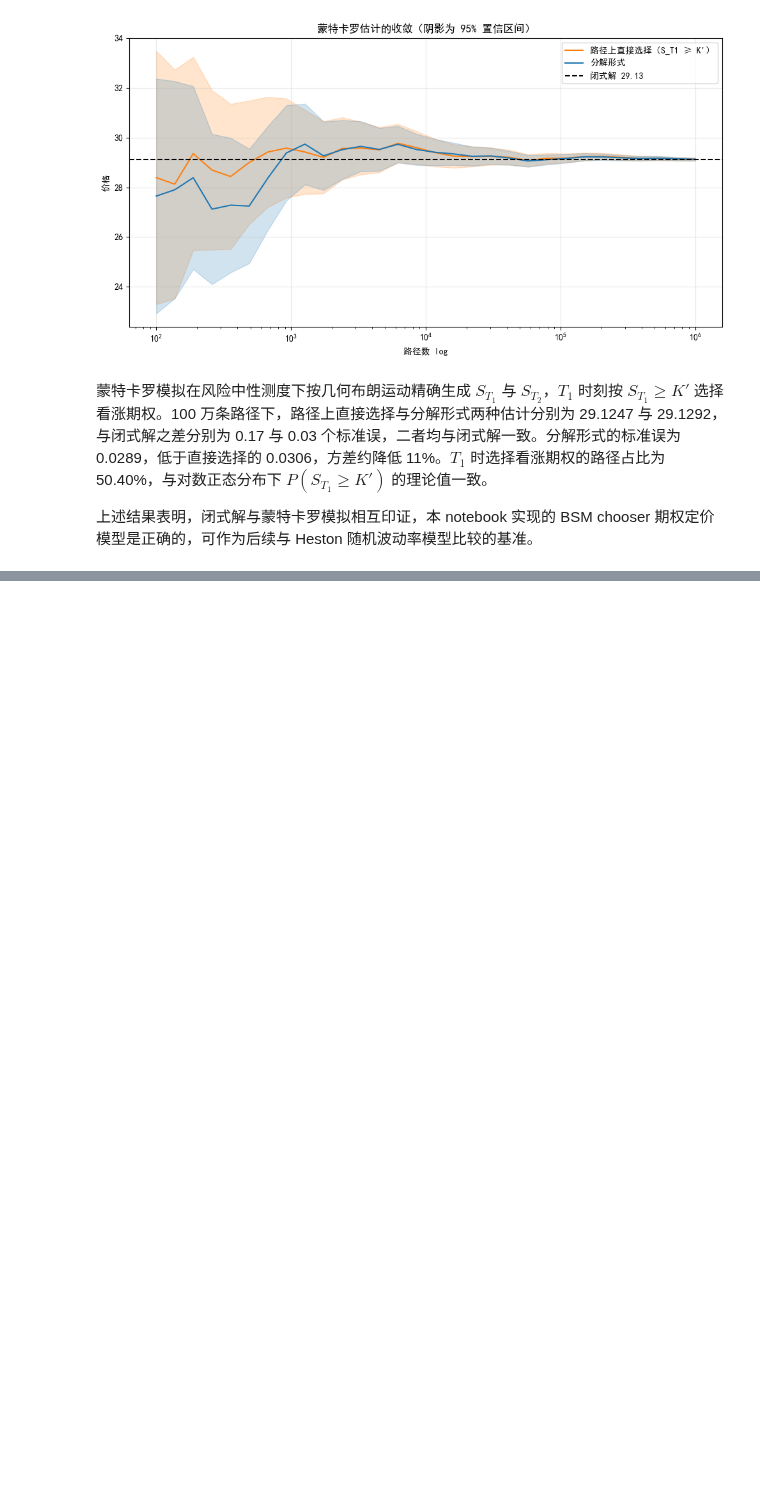
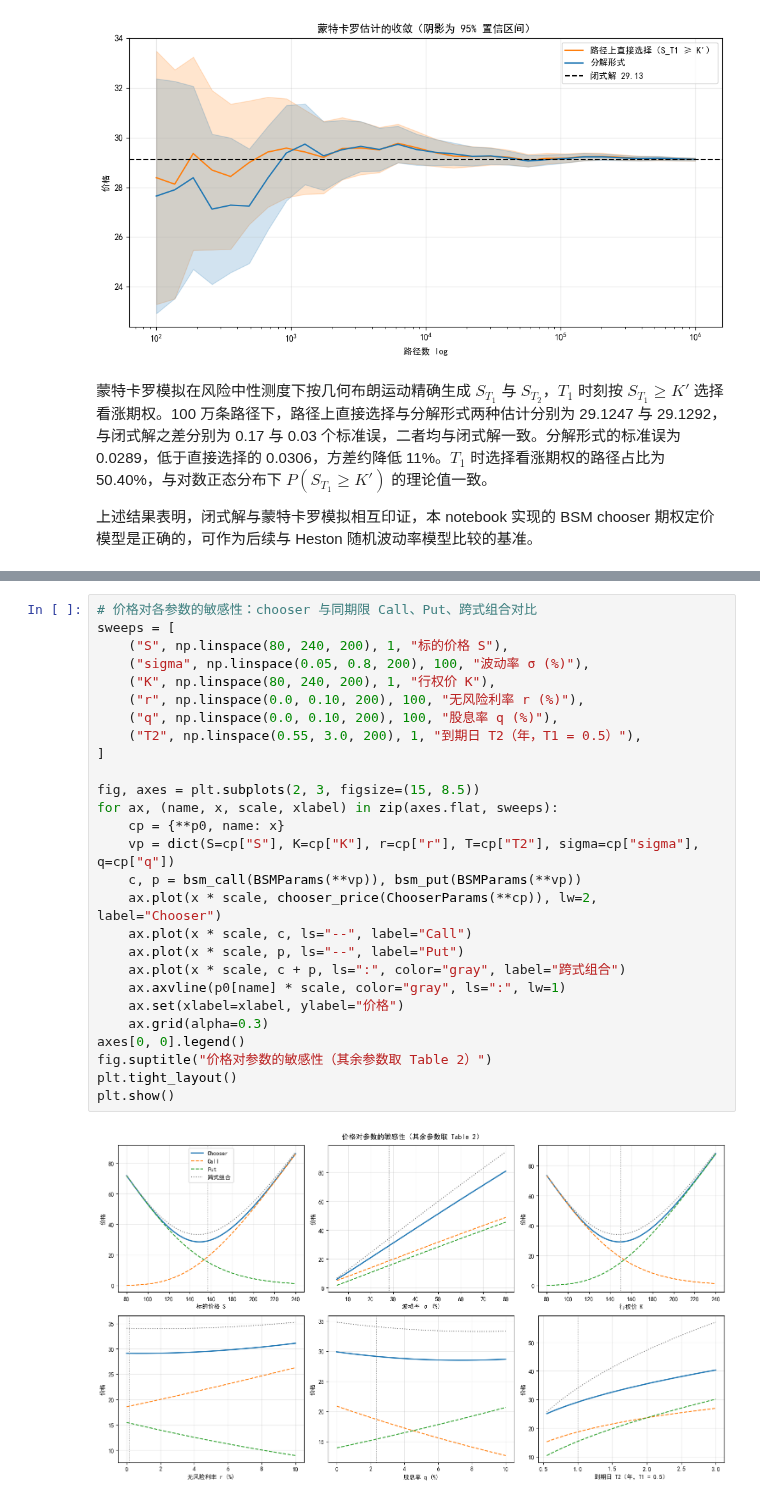
Before and after one commit to yankail520-crypto/ChooserOptionTool, a Jupyter notebook: co_bsm/BsmReport.ipynb, the cells around one changed output, grey strips where cells are left out. Drawn from its saved outputs; the diff is of its cells as text; blank space fills up the shorter version.

```diff
--- a/co_bsm/BsmReport.ipynb
+++ b/co_bsm/BsmReport.ipynb
@@ -340,0 +535,29 @@ plt.show()
+# %%
+# 价格对各参数的敏感性：chooser 与同期限 Call、Put、跨式组合对比
+sweeps = [
+    ("S", np.linspace(80, 240, 200), 1, "标的价格 S"),
+    ("sigma", np.linspace(0.05, 0.8, 200), 100, "波动率 σ (%)"),
+    ("K", np.linspace(80, 240, 200), 1, "行权价 K"),
+    ("r", np.linspace(0.0, 0.10, 200), 100, "无风险利率 r (%)"),
+    ("q", np.linspace(0.0, 0.10, 200), 100, "股息率 q (%)"),
+    ("T2", np.linspace(0.55, 3.0, 200), 1, "到期日 T2（年，T1 = 0.5）"),
+]
+
+fig, axes = plt.subplots(2, 3, figsize=(15, 8.5))
+for ax, (name, x, scale, xlabel) in zip(axes.flat, sweeps):
+    cp = {**p0, name: x}
+    vp = dict(S=cp["S"], K=cp["K"], r=cp["r"], T=cp["T2"], sigma=cp["sigma"], q=cp["q"])
+    c, p = bsm_call(BSMParams(**vp)), bsm_put(BSMParams(**vp))
+    ax.plot(x * scale, chooser_price(ChooserParams(**cp)), lw=2, label="Chooser")
+    ax.plot(x * scale, c, ls="--", label="Call")
+    ax.plot(x * scale, p, ls="--", label="Put")
+    ax.plot(x * scale, c + p, ls=":", color="gray", label="跨式组合")
+    ax.axvline(p0[name] * scale, color="gray", ls=":", lw=1)
+    ax.set(xlabel=xlabel, ylabel="价格")
+    ax.grid(alpha=0.3)
+axes[0, 0].legend()
+fig.suptitle("价格对参数的敏感性（其余参数取 Table 2）")
+plt.tight_layout()
+plt.show()
+# %% [output]
+[figure, added]
```
Also changed, not shown: parts of 9 cells of this notebook.
